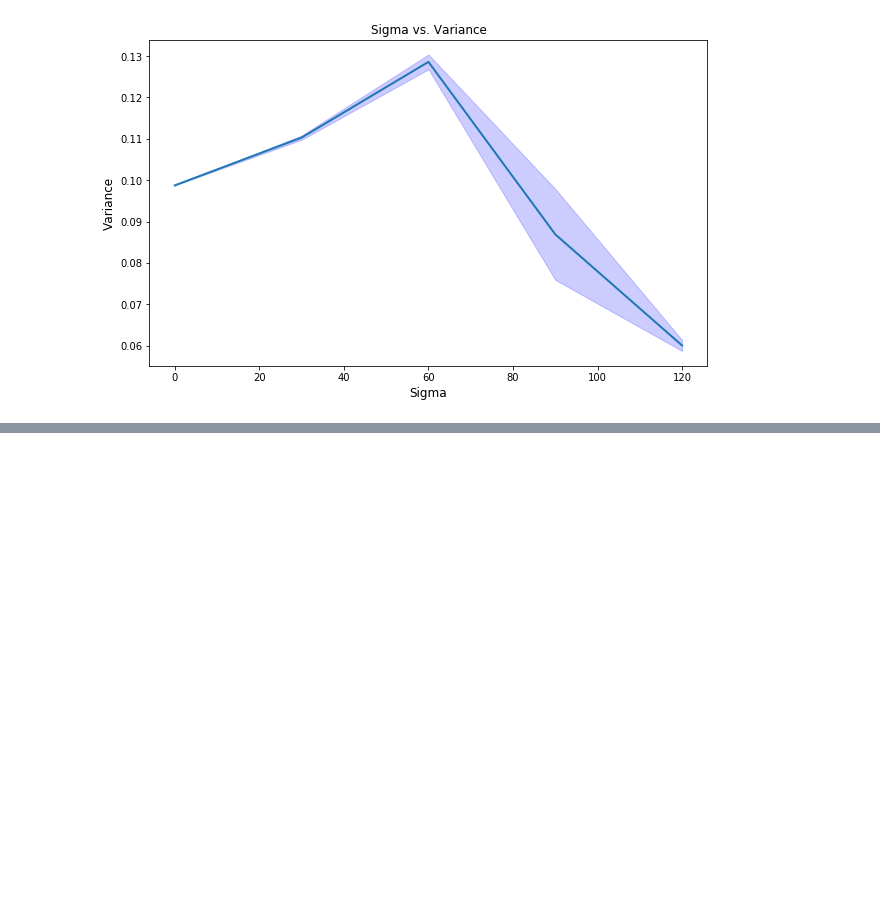
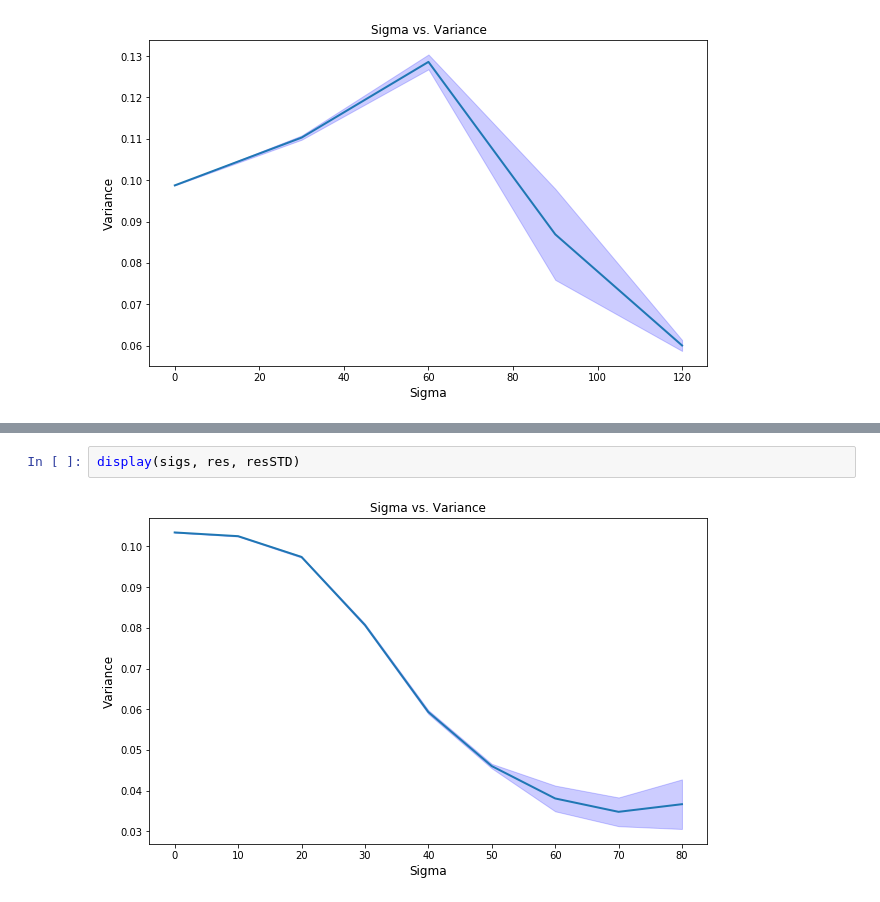
Before and after one commit to tyleryzhu/pallas-starter-project, a Jupyter notebook: pallas_start_proj3.ipynb, the cells around one changed output, grey strips where cells are left out. Saved outputs shown, nothing was run; the diff lists cells and outputs as text; blank space fills up the shorter version.

```diff
--- a/pallas_start_proj3.ipynb
+++ b/pallas_start_proj3.ipynb
@@ -1101,0 +1340,4 @@ display(sigs2, res, resSTD)
+# %%
+display(sigs, res, resSTD)
+# %% [output]
+[figure, added]
```
Also changed, not shown: parts of 32 cells of this notebook.
